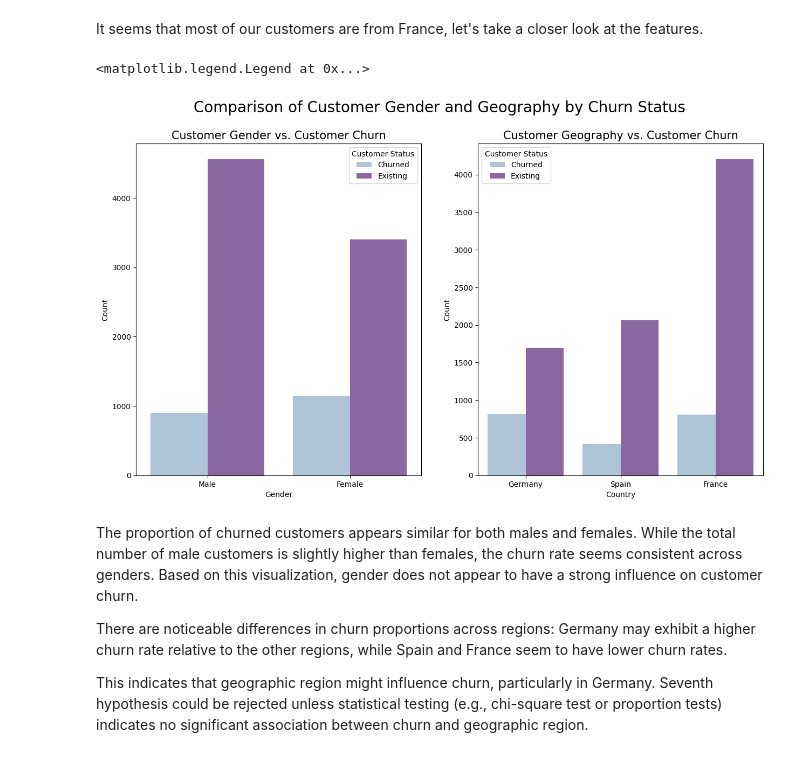
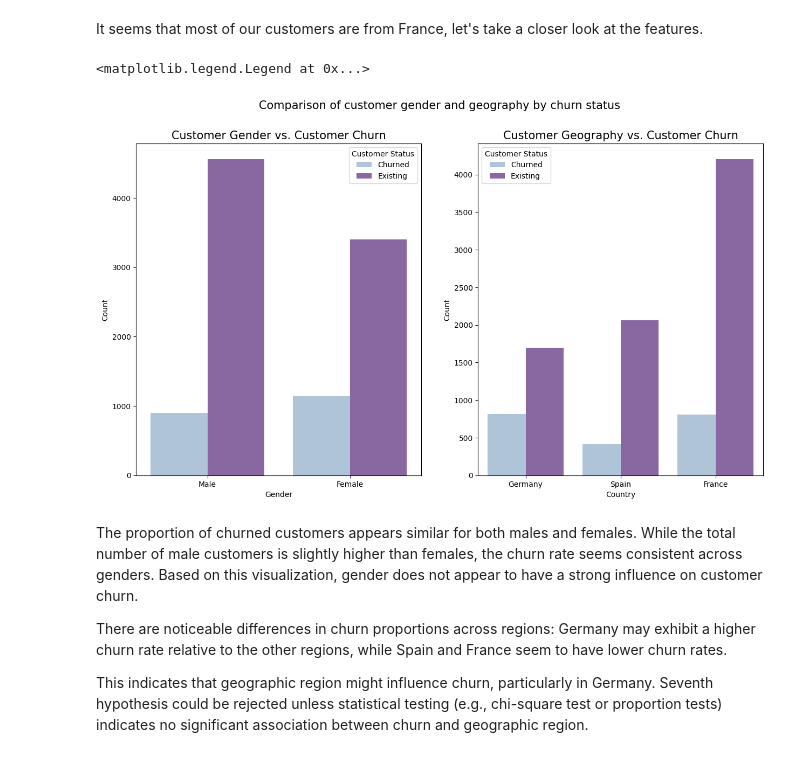
Before and after one commit to gogifemi/ds-bootcamp-projects, a Jupyter notebook: machine_learning_project/ML_project.ipynb, the cells around one changed output. Drawn from its saved outputs; the diff is of its cells as text; code cells hidden in the pictures.

```diff
--- a/machine_learning_project/ML_project.ipynb
+++ b/machine_learning_project/ML_project.ipynb
@@ -559,7 +556,7 @@ churned = df_copy[df_copy['Exited'] == 1]
 colors = sns.color_palette('BuPu', 2)
 
 fig, ax = plt.subplots(1, 2, figsize=(15, 8))
-plt.suptitle("Comparison of Customer Gender and Geography by Churn Status", fontsize=20)
+plt.suptitle("Comparison of customer gender and geography by churn status", fontsize=15)
 
 # gender distribution
 gender_counts = pd.DataFrame({
@@ -571,34 +568,34 @@ gender_counts = gender_counts.melt(id_vars='Gender', var_name='Status', value_na
 
 sns.barplot(data=gender_counts, x='Gender', y='Count', hue='Status', palette=colors, ax=ax[0])
 ax[0].set_title("Customer Gender vs. Customer Churn", fontsize=15)
 ax[0].set_ylabel('Count')
 ax[0].set_xlabel('Gender')
 ax[0].legend(title='Customer Status')
 
 # geography distribution
 geo_counts = pd.DataFrame({
     'Geography': ['Germany', 'Spain', 'France'],
     'Churned': [
         churned['Geography_Germany'].sum(),
         churned['Geography_Spain'].sum(),
         len(churned) - churned['Geography_Germany'].sum() - churned['Geography_Spain'].sum()
     ],
     'Existing': [
         existing['Geography_Germany'].sum(),
         existing['Geography_Spain'].sum(),
         len(existing) - existing['Geography_Germany'].sum() - existing['Geography_Spain'].sum()
     ]
 })
 geo_counts = geo_counts.melt(id_vars='Geography', var_name='Status', value_name='Count')
 
 sns.barplot(data=geo_counts, x='Geography', y='Count', hue='Status', palette=colors, ax=ax[1])
 ax[1].set_title("Customer Geography vs. Customer Churn", fontsize=15)
 ax[1].set_ylabel('Count')
 ax[1].set_xlabel('Country')
 ax[1].legend(title='Customer Status')
 # %% [output]
 <matplotlib.legend.Legend at 0x...>
-[figure, old version]
+[figure, new version]
 # %% [markdown]
 The proportion of churned customers appears similar for both males and females. While the total number of male customers is slightly higher than females, the churn rate seems consistent across genders. Based on this visualization, gender does not appear to have a strong influence on customer churn.
 
```
Also changed, not shown: parts of 62 cells of this notebook.
